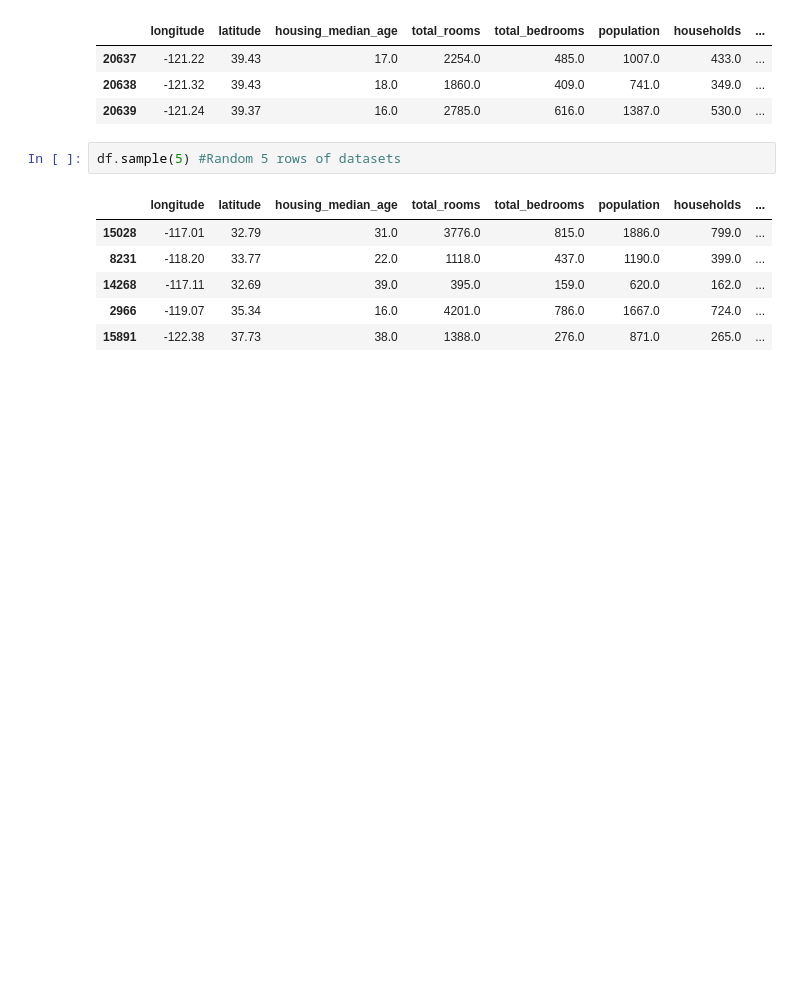
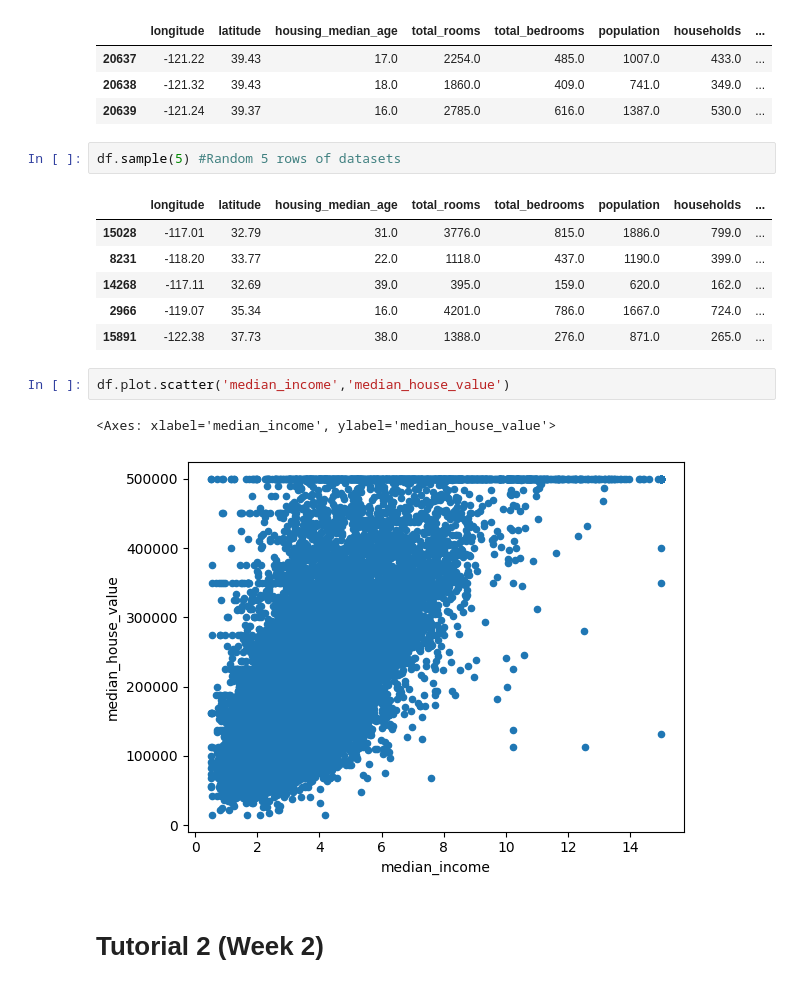
Before and after one commit to lhrong16/Data-Science, a Jupyter notebook: Kaggle2.ipynb, the cells around one changed output. Drawn from its saved outputs; the diff is of its cells as text; blank space fills up the shorter version.

```diff
--- a/Kaggle2.ipynb
+++ b/Kaggle2.ipynb
@@ -221,3 +227,10 @@ df.sample(5) #Random 5 rows of datasets
 | 14268 | -117.11 | 32.69 | 39.0 | 395.0 | 159.0 | 620.0 | 162.0 | ... |
 | 2966 | -119.07 | 35.34 | 16.0 | 4201.0 | 786.0 | 1667.0 | 724.0 | ... |
 | 15891 | -122.38 | 37.73 | 38.0 | 1388.0 | 276.0 | 871.0 | 265.0 | ... |
+# %%
+df.plot.scatter('median_income','median_house_value')
+# %% [output]
+<Axes: xlabel='median_income', ylabel='median_house_value'>
+[figure, added]
+# %% [markdown]
+# **Tutorial 2 (Week 2)**
```
Also changed, not shown: parts of 6 cells of this notebook.
